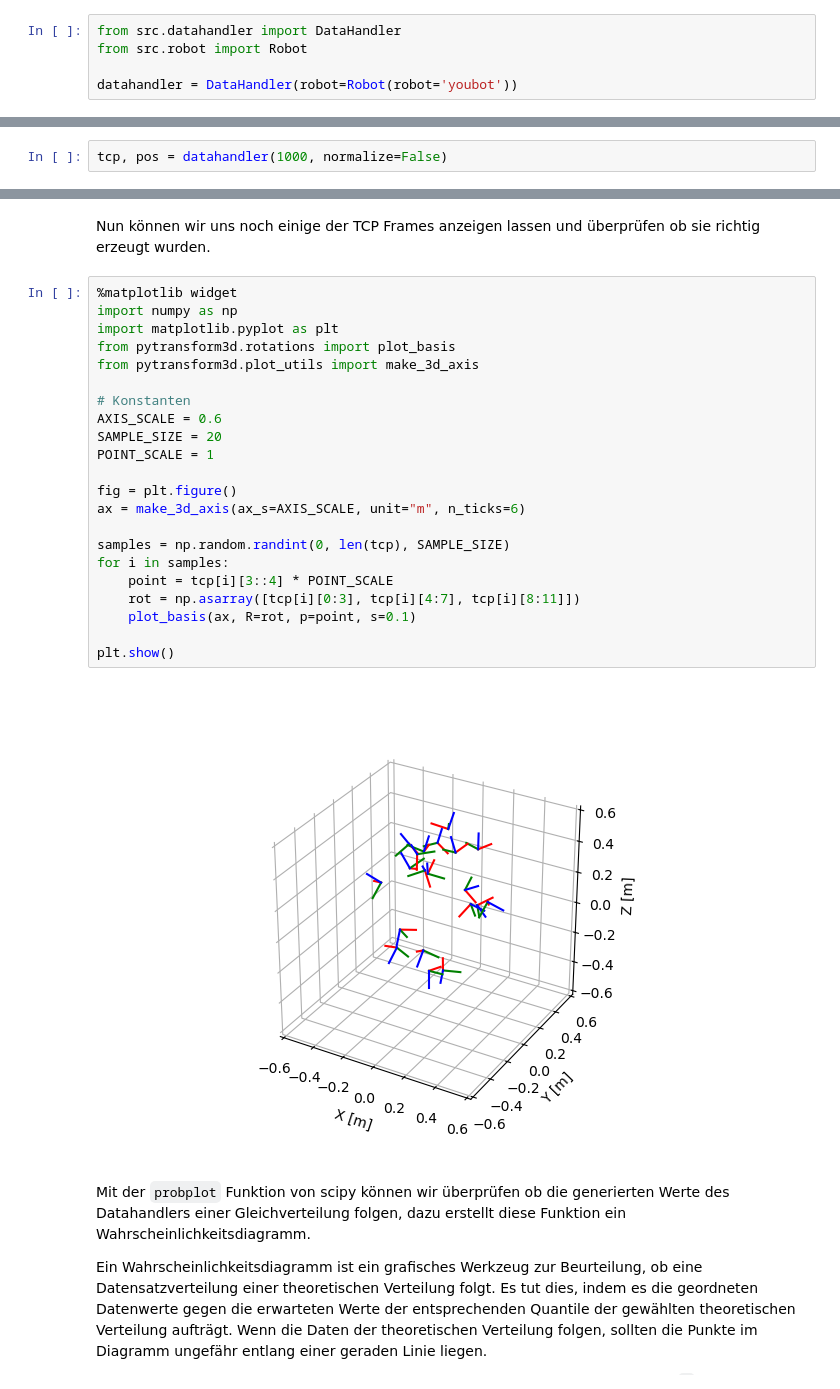
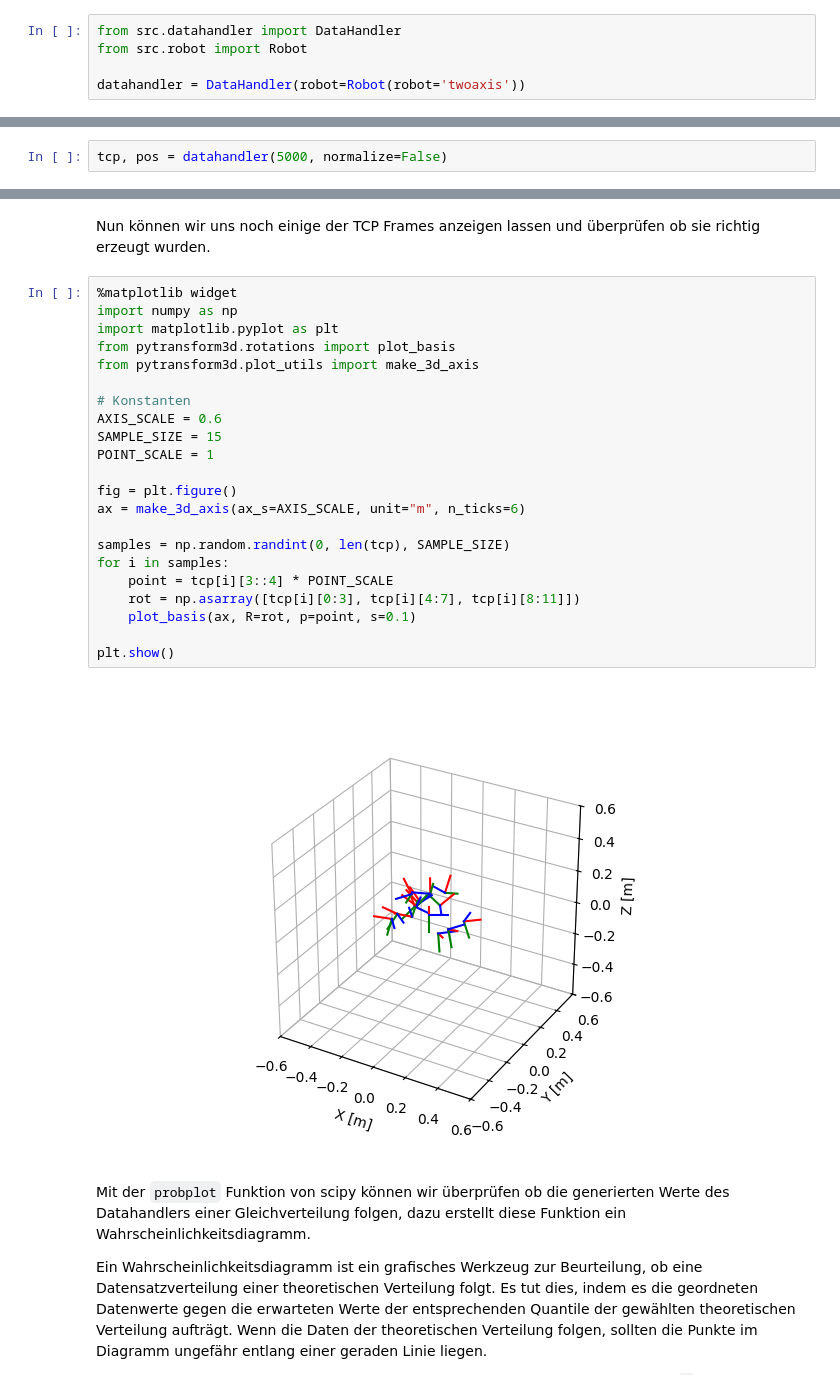
Before and after one commit to RoblabWh/DL-inversekinematic, a Jupyter notebook: 2-Deep Learning Inverse Kinematic.ipynb, the cells around one changed output, grey strips where cells are left out. Drawn from its saved outputs; the diff is of its cells as text.

```diff
--- a/2-Deep Learning Inverse Kinematic.ipynb
+++ b/2-Deep Learning Inverse Kinematic.ipynb
@@ -106,5 +106,5 @@ Für die Generierung der Daten wird die Klasse DataHandler bereitgestellt. Zur I
 from src.datahandler import DataHandler
 from src.robot import Robot
 
-datahandler = DataHandler(robot=Robot(robot='youbot'))
+datahandler = DataHandler(robot=Robot(robot='twoaxis'))
 # %% [markdown]
@@ -112,5 +112,5 @@ Zum Test erzeugen wir 100 Gelenkwinkelpositionen und die dazugehörigen TCP Fram
 # %%
-tcp, pos = datahandler(1000, normalize=False)
+tcp, pos = datahandler(5000, normalize=False)
 # %% [markdown]
 Die Dimension der generierten Daten kann man sich über die shape Funktion von numpy anzeigen lassen. Wir sehen dass wir für unser Netz eine Eingangsgröße von 12 Punkten haben, diese ergibt sich aus der Matrix des TCP, dabei wird die untere Reihe bewusst unterschlagen, da sie immer aus [0,0,0,1] besteht. Als Ausgang des Netzes haben wir die gewünschten 5 Gelenkwinkelpositionen.
 # %%
@@ -124,27 +124,27 @@ Nun können wir uns noch einige der TCP Frames anzeigen lassen und überprüfen
 # %%
 %matplotlib widget
 import numpy as np
 import matplotlib.pyplot as plt
 from pytransform3d.rotations import plot_basis
 from pytransform3d.plot_utils import make_3d_axis
 
 # Konstanten
 AXIS_SCALE = 0.6
-SAMPLE_SIZE = 20
+SAMPLE_SIZE = 15
 POINT_SCALE = 1
 
 fig = plt.figure()
 ax = make_3d_axis(ax_s=AXIS_SCALE, unit="m", n_ticks=6)
 
 samples = np.random.randint(0, len(tcp), SAMPLE_SIZE)
 for i in samples:
     point = tcp[i][3::4] * POINT_SCALE
     rot = np.asarray([tcp[i][0:3], tcp[i][4:7], tcp[i][8:11]])
     plot_basis(ax, R=rot, p=point, s=0.1)
 
 plt.show()
 # %% [output]
-[figure, old version]
+[figure, new version]
 # %% [markdown]
 Mit der `probplot` Funktion von scipy können wir überprüfen ob die generierten Werte des Datahandlers einer Gleichverteilung folgen, dazu erstellt diese Funktion ein Wahrscheinlichkeitsdiagramm.
 
```
Also changed, not shown: parts of 20 cells of this notebook, 5 other files.
